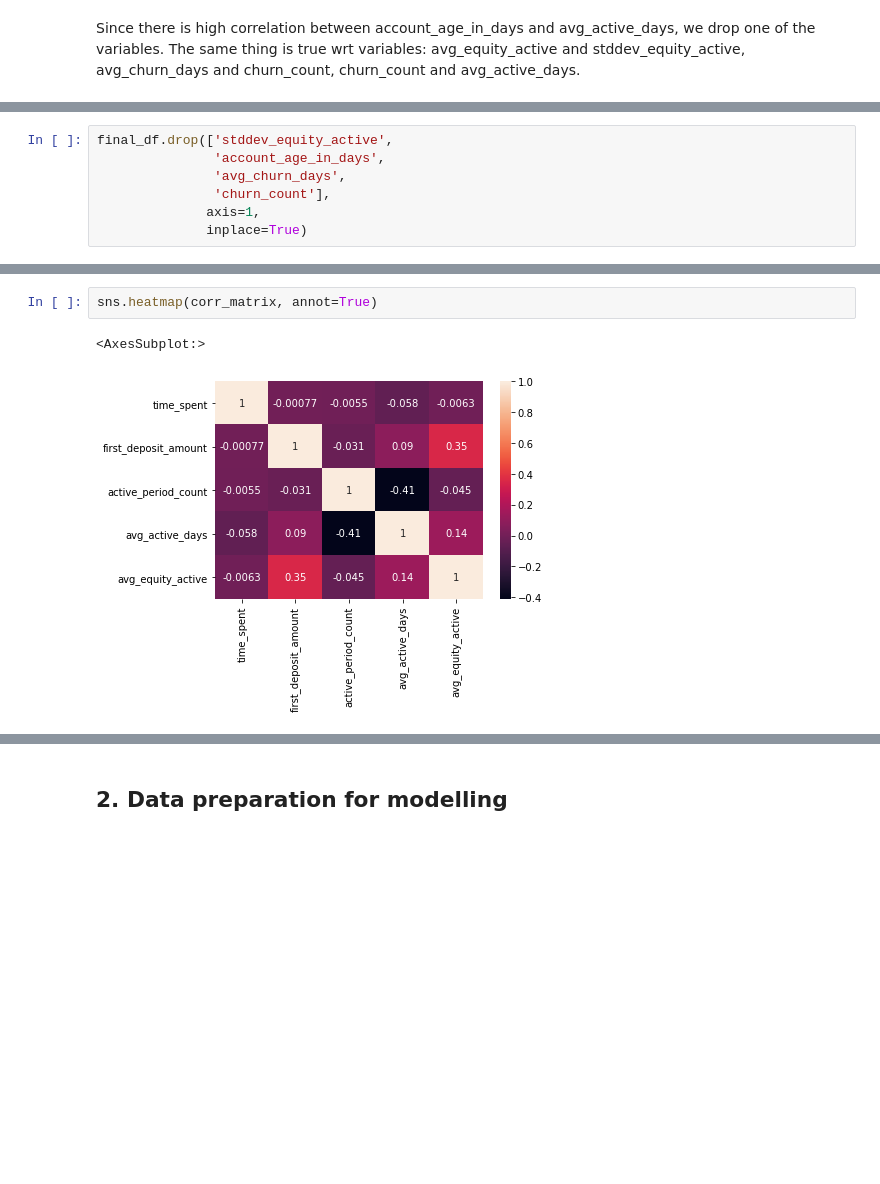
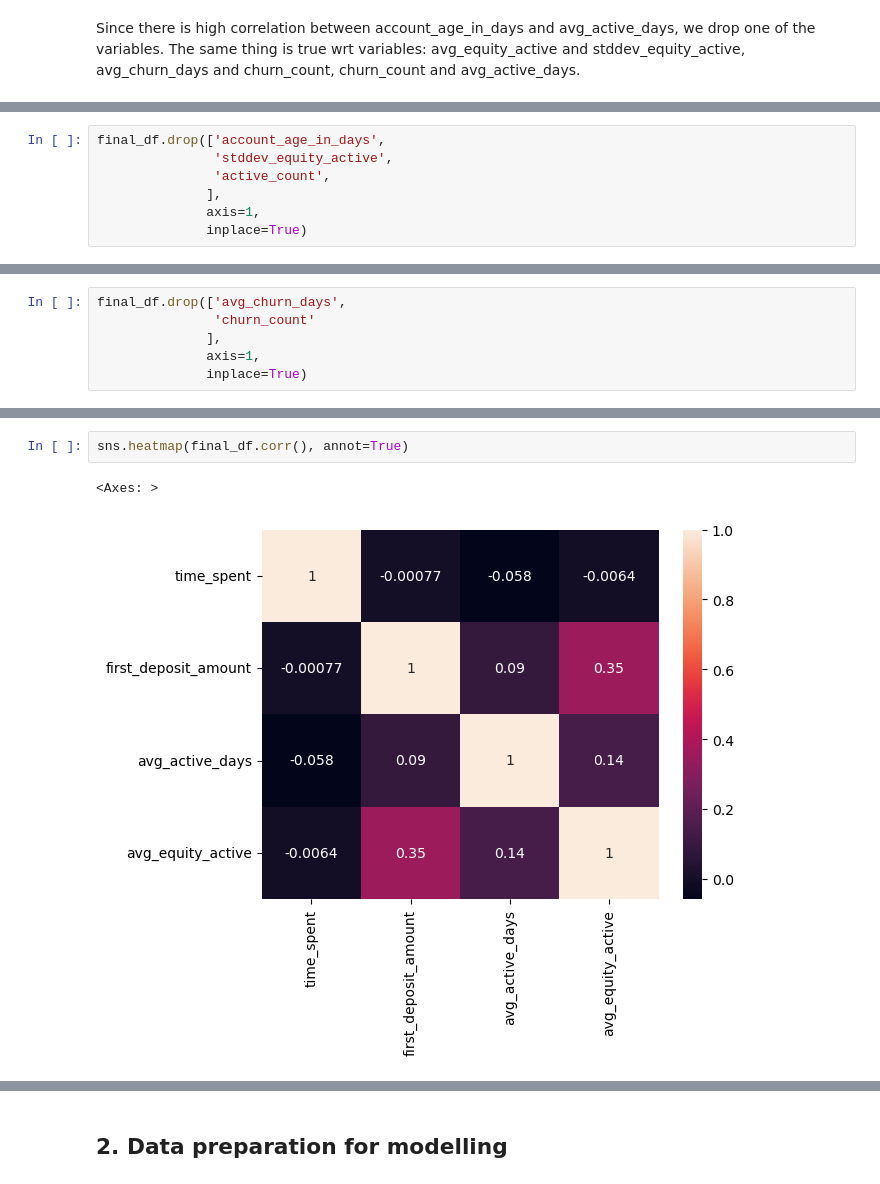
Before and after one commit to chitrasankaran/churn_prediction, a Jupyter notebook: Robinhood_churn_prediction_24_May_submission.ipynb, the cells around one changed output, grey strips where cells are left out. Cells and saved outputs as stored; diff of their text form; blank space fills up the shorter version.

```diff
--- a/Robinhood_churn_prediction_24_May_submission.ipynb
+++ b/Robinhood_churn_prediction_24_May_submission.ipynb
@@ -1297,0 +1431,7 @@ Since there is high correlation between account_age_in_days and avg_active_days,
+# %%
+final_df.drop(['account_age_in_days',
+               'stddev_equity_active',
+               'active_count',
+              ],
+              axis=1,
+              inplace=True)
@@ -1298,7 +1443,6 @@ Since there is high correlation between account_age_in_days and avg_active_days,
 # %%
-final_df.drop(['stddev_equity_active',
-               'account_age_in_days',
-               'avg_churn_days',
-               'churn_count'],
+final_df.drop(['avg_churn_days',
+               'churn_count'
+              ],
               axis=1,
               inplace=True)
@@ -1339,8 +1496,8 @@ corr_matrix
 # %%
-sns.heatmap(corr_matrix, annot=True)
+sns.heatmap(final_df.corr(), annot=True)
 # %% [output]
-<AxesSubplot:>
+<Axes: >
-[figure, old version]
+[figure, new version]
 # %%
 final_df.describe()
 # %% [output]
```
Also changed, not shown: parts of 215 cells of this notebook.
